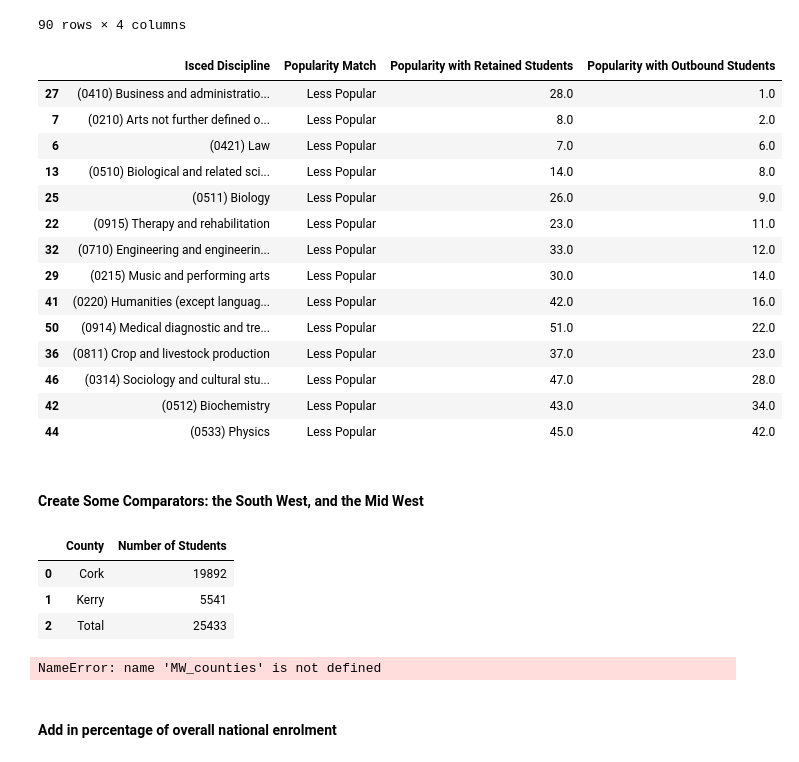
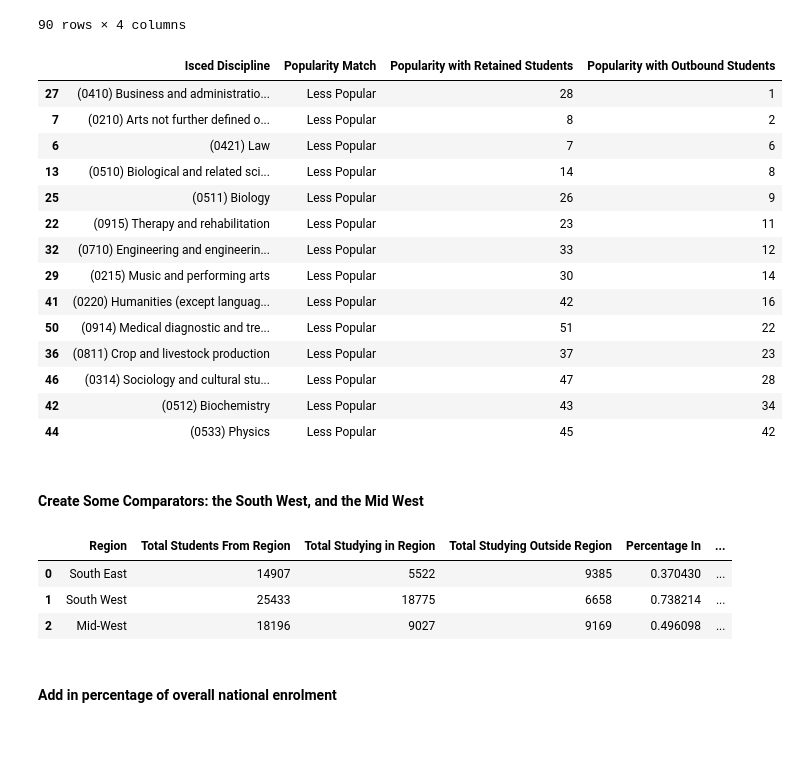
Before and after one commit to rhayeswaterford/UCDProject, a Jupyter notebook: Richard Hayes UCD Project.ipynb, the cells around one changed output. Cells and saved outputs as stored; diff of their text form; code cells hidden in the pictures.

```diff
--- a/Richard Hayes UCD Project.ipynb
+++ b/Richard Hayes UCD Project.ipynb
@@ -849,20 +918,5 @@ merged_SE_course_choices
 # %%
 SE_outbound_preferences=merged_SE_course_choices[merged_SE_course_choices["Popularity Match"].isin(["Less Popular"])]
 # %%
-SE_outbound_preferences [0:20].sort_values("Popularity with Outbound Students", ascending=True)
+SE_outbound_preferences = SE_outbound_preferences.sort_values("Popularity with Outbound Students", ascending=True)
+SE_outbound_preferences = SE_outbound_preferences.astype({"Popularity with Retained Students":"int","Popularity with Outbound Students":"int"})
-# %% [output]
-|  | Isced Discipline | Popularity Match | Popularity with Retained Students | Popularity with Outbound Students |
-| 27 | (0410) Business and administratio... | Less Popular | 28.0 | 1.0 |
-| 7 | (0210) Arts not further defined o... | Less Popular | 8.0 | 2.0 |
-| 6 | (0421) Law | Less Popular | 7.0 | 6.0 |
-| 13 | (0510) Biological and related sci... | Less Popular | 14.0 | 8.0 |
-| 25 | (0511) Biology | Less Popular | 26.0 | 9.0 |
-| 22 | (0915) Therapy and rehabilitation | Less Popular | 23.0 | 11.0 |
-| 32 | (0710) Engineering and engineerin... | Less Popular | 33.0 | 12.0 |
-| 29 | (0215) Music and performing arts | Less Popular | 30.0 | 14.0 |
-| 41 | (0220) Humanities (except languag... | Less Popular | 42.0 | 16.0 |
-| 50 | (0914) Medical diagnostic and tre... | Less Popular | 51.0 | 22.0 |
-| 36 | (0811) Crop and livestock production | Less Popular | 37.0 | 23.0 |
-| 46 | (0314) Sociology and cultural stu... | Less Popular | 47.0 | 28.0 |
-| 42 | (0512) Biochemistry | Less Popular | 43.0 | 34.0 |
-| 44 | (0533) Physics | Less Popular | 45.0 | 42.0 |
@@ -879,24 +923,23 @@ SE_outbound_preferences [0:20].sort_values("Popularity with Outbound Students",
+# %%
+SE_outbound_preferences [0:20]
+# %% [output]
+|  | Isced Discipline | Popularity Match | Popularity with Retained Students | Popularity with Outbound Students |
+| 27 | (0410) Business and administratio... | Less Popular | 28 | 1 |
+| 7 | (0210) Arts not further defined o... | Less Popular | 8 | 2 |
+| 6 | (0421) Law | Less Popular | 7 | 6 |
+| 13 | (0510) Biological and related sci... | Less Popular | 14 | 8 |
+| 25 | (0511) Biology | Less Popular | 26 | 9 |
+| 22 | (0915) Therapy and rehabilitation | Less Popular | 23 | 11 |
+| 32 | (0710) Engineering and engineerin... | Less Popular | 33 | 12 |
+| 29 | (0215) Music and performing arts | Less Popular | 30 | 14 |
+| 41 | (0220) Humanities (except languag... | Less Popular | 42 | 16 |
+| 50 | (0914) Medical diagnostic and tre... | Less Popular | 51 | 22 |
+| 36 | (0811) Crop and livestock production | Less Popular | 37 | 23 |
+| 46 | (0314) Sociology and cultural stu... | Less Popular | 47 | 28 |
+| 42 | (0512) Biochemistry | Less Popular | 43 | 34 |
+| 44 | (0533) Physics | Less Popular | 45 | 42 |
 # %% [markdown]
 #### Create Some Comparators: the South West, and the Mid West
 # %%
 # The South West
-SW_counties = ["Kerry", "Cork"] # NUTS3 South West Region of Ireland
-SW_overall_enroll = raw_material [raw_material["County"].isin(SW_counties)]
-SW_total=SW_overall_enroll.groupby("County") ["Number of Students"].sum()
-SW_total.loc["Total"] = SW_total.sum()
-SW_total=SW_total.reset_index()
-SW_total
+SW_counties_enrolment = raw_material [raw_material["County"].isin(SW_counties)]
-# %% [output]
-|  | County | Number of Students |
-| 0 | Cork | 19892 |
-| 1 | Kerry | 5541 |
-| 2 | Total | 25433 |
-# %%
-MW_counties_total = raw_material [raw_material["County"].isin(MW_counties)]
-SW_counties_total = raw_material [raw_material["County"].isin(SW_counties)]
-SW_total=SW_counties_total.groupby("County") ["Number of Students"].sum()
-MW_total=MW_counties_total.groupby("County") ["Number of Students"].sum()
-MW_total
-SW_total
-# %% [output]
-NameError: name 'MW_counties' is not defined
@@ -918,2 +986,9 @@ pd.DataFrame(Comparator_data)
+# %%
+regional_comparisons
+# %% [output]
+|  | Region | Total Students From Region | Total Studying in Region | Total Studying Outside Region | Percentage In | ... |
+| 0 | South East | 14907 | 5522 | 9385 | 0.370430 | ... |
+| 1 | South West | 25433 | 18775 | 6658 | 0.738214 | ... |
+| 2 | Mid-West | 18196 | 9027 | 9169 | 0.496098 | ... |
 # %% [markdown]
 #### Add in percentage of overall national enrolment
```
Also changed, not shown: parts of 67 cells of this notebook.
